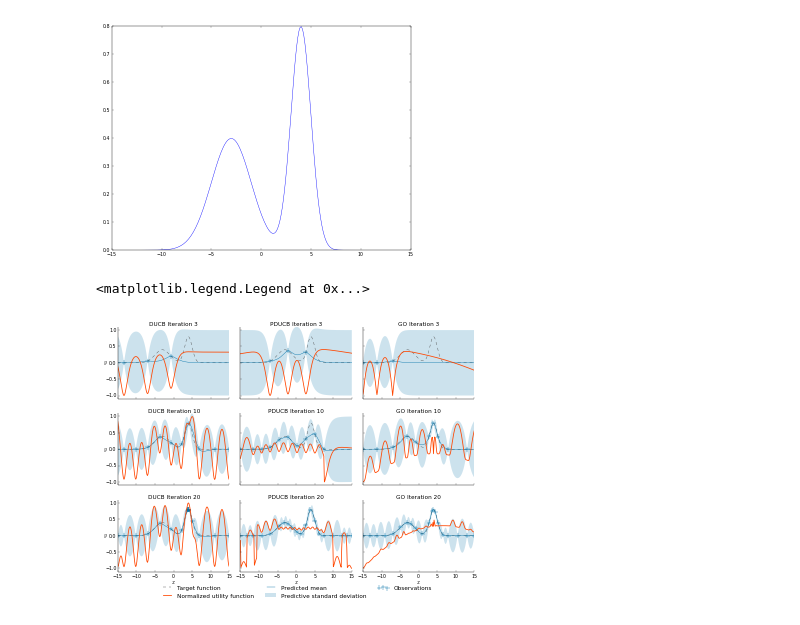
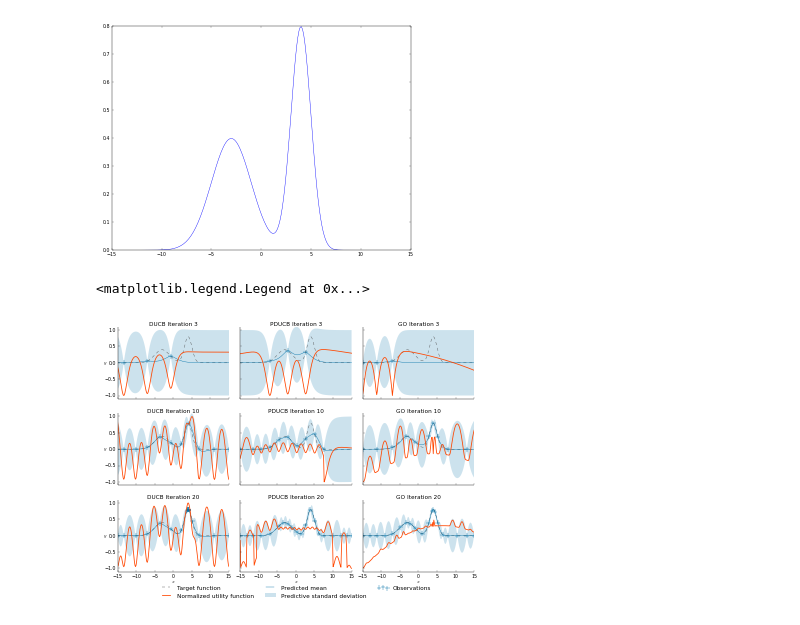
Before and after one commit to jgosmann/plume, a Jupyter notebook: notebooks/1D Visualization of Acquisition Functions.ipynb, the cells around one changed output. Cells and saved outputs as stored; diff of their text form; code cells hidden in the pictures.

```diff
--- a/notebooks/1D Visualization of Acquisition Functions.ipynb
+++ b/notebooks/1D Visualization of Acquisition Functions.ipynb
@@ -99,38 +103,35 @@ class AcqFnPlot(SharedAxesGrid):
     def _plot(self, ax, iteration, acq_plotter):
         acq_plotter.plot_acq_iter(ax, iteration)
 
 gp_args = (Matern32Kernel(2), 1e-10)
 plotters = [
     AcquisitionIterationPlotter(gp_args, DUCB, (1.25, 1, -2e-4)),
     AcquisitionIterationPlotter(gp_args, PDUCB, (1.25, 70, -2e-4, 1e-30)),
     AcquisitionIterationPlotter(gp_args, GO, (-2e-4,))]
 
 legend_height = 0.05
 grid = GridSpec(2, 1, 0.05, 0.025, 0.975, 0.95,height_ratios=(1.0 - legend_height, legend_height), hspace=1.5 * legend_height)
 
 p = AcqFnPlot([3, 10, 20], plotters, SubplotSpec(grid, 0), wspace=0.1, hspace=0.2)
 p.axes.set_xlim(-15, 15)
 p.axes.set_ylim(-1.1, 1.1)
 p.axes_by_row[-1].set_xlabel(r'$x$', labelpad=0)
 p.axes_by_col[0].set_ylabel(r'$y$', labelpad=0, rotation='horizontal', verticalalignment='center')
 for ax in p.axes_by_row[:-1]:
     plt.setp(ax.get_xticklabels(), visible=False)
 for ax in p.axes_by_col[1:]:
     plt.setp(ax.get_yticklabels(), visible=False)
-p.axes.spines.get('right').set_visible(False)
-p.axes.spines.get('top').set_visible(False)
-p.axes.xaxis.set_ticks_position('bottom')
-p.axes.yaxis.set_ticks_position('left')
+latexstyle.style_axes(*p.axes)
 p.axes.titleOffsetTrans._t = (0.0, 1.0/72.0)
 
 ax_legend = fig.add_subplot(grid[1])
 ax_legend.set_axis_off()
 ax_legend.legend(
     *plotters[0].get_legend_handles_labels(), ncol=3, loc='upper center',
     bbox_to_anchor=(0.5, 1.0), frameon=False)
 # %% [output]
 <matplotlib.legend.Legend at 0x...>
-[figure, old version]
+[figure, new version]
 # %%
 fig.savefig('../../thesis/plots/acqfns.pdf')
 # %%
```
Also changed, not shown: parts of 2 cells of this notebook, 1 other file.
